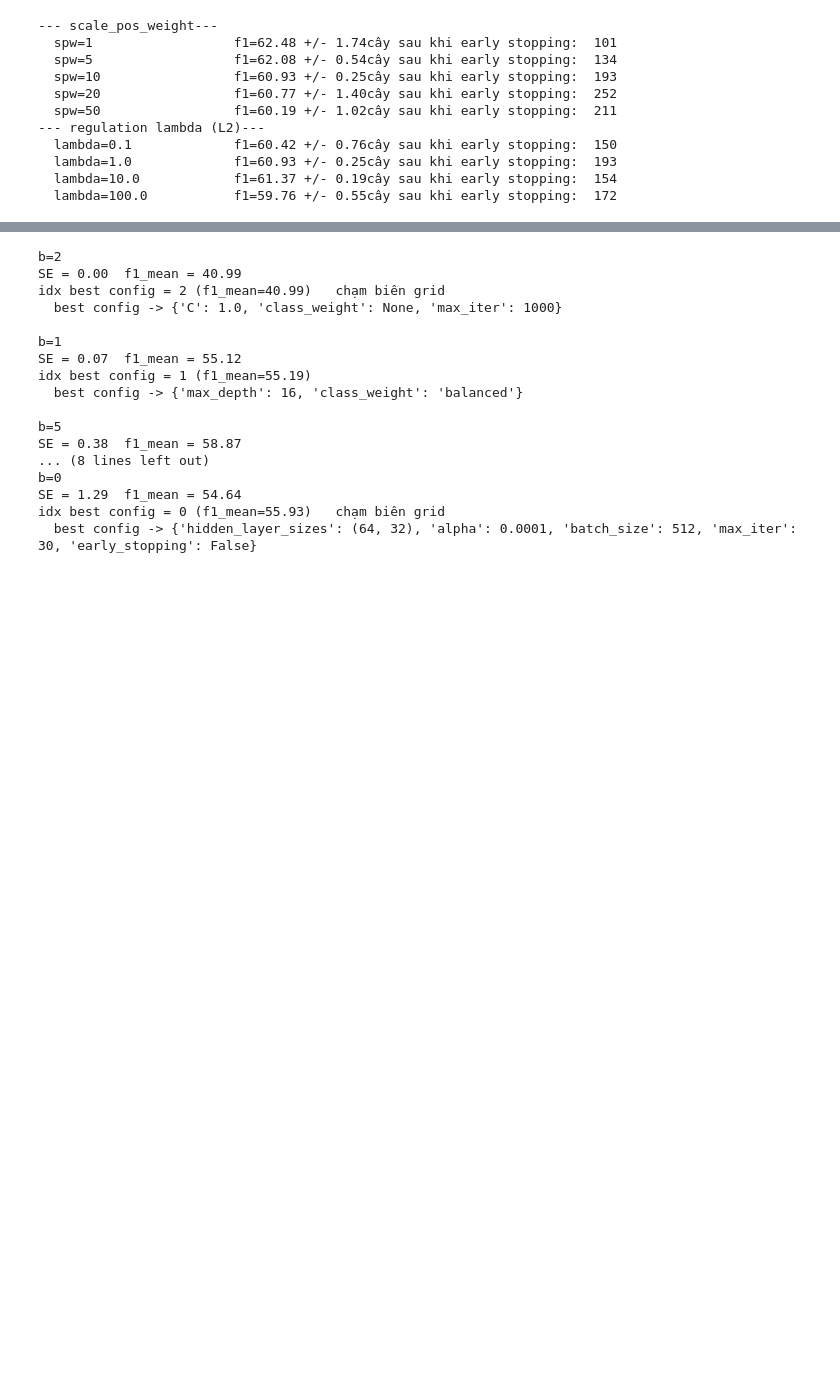
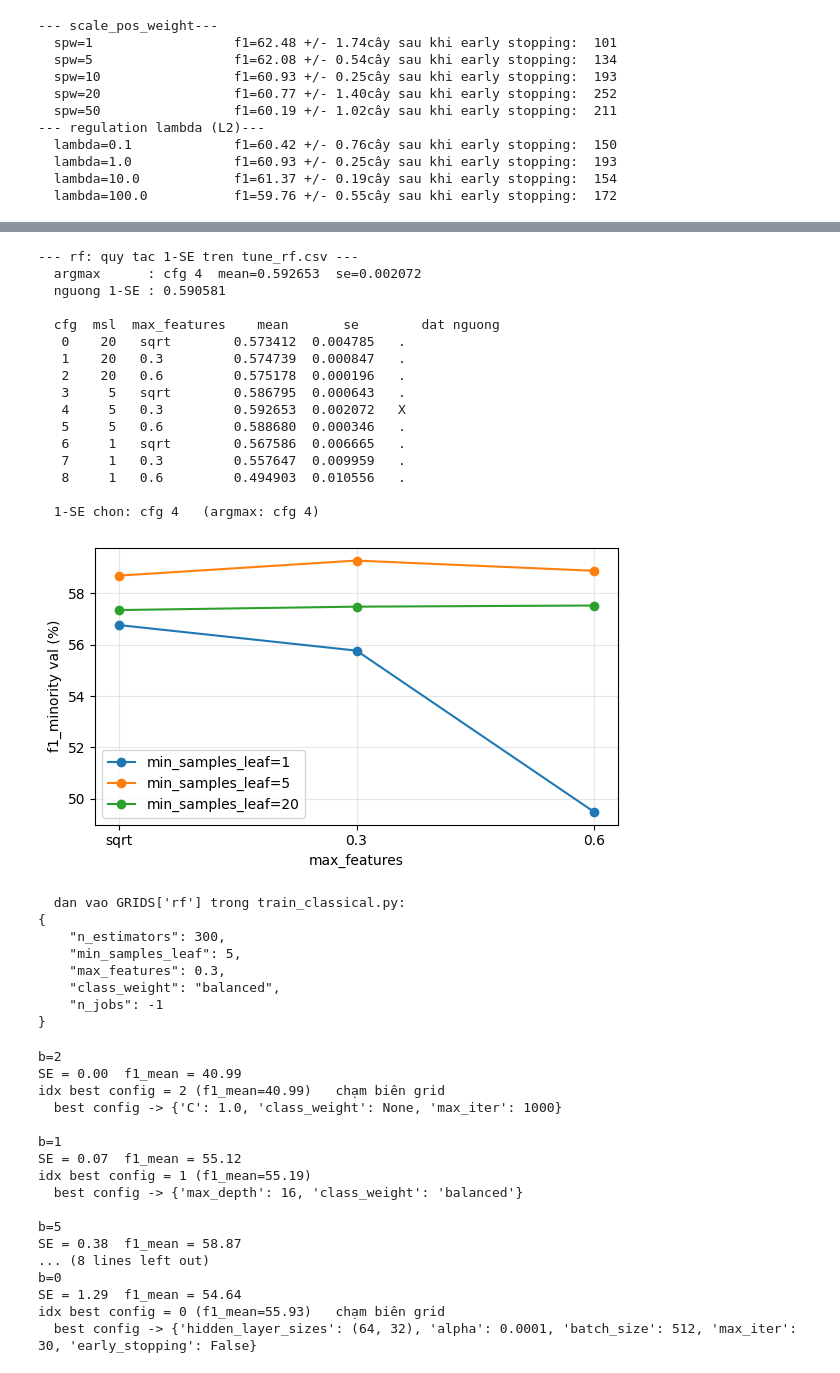
Before and after one commit to Tyler3743/fraud_detection, a Jupyter notebook: analysis_1.ipynb, the cells around one changed output, grey strips where cells are left out. Saved outputs shown, nothing was run; the diff lists cells and outputs as text; code cells hidden in the pictures; blank space fills up the shorter version.

```diff
--- a/analysis_1.ipynb
+++ b/analysis_1.ipynb
@@ -289,3 +732,62 @@ for lam in [0.1, 1.0, 10.0, 100.0]:
+# %%
+# I2. rf: áp quy tắc 1-SE lên tune_rf.csv (cùng tiêu chí với lr và xgb)
+d = pd.read_csv("tune_rf.csv")
+g = d.groupby("cfg_id").f1_val
+mu = g.mean(); se = g.std(ddof=1) / np.sqrt(g.count())
+
+b = mu.idxmax()
+cutoff = mu[b] - se[b]
+chosen = next(i for i in sorted(mu.index) if mu[i] >= cutoff)   # cfg_id xếp đơn giản -> phức tạp
+
+print("--- rf: quy tac 1-SE tren tune_rf.csv ---")
+print(f"  argmax      : cfg {b}  mean={mu[b]:.6f}  se={se[b]:.6f}")
+print(f"  nguong 1-SE : {cutoff:.6f}\n")
+print("  cfg  msl  max_features    mean       se        dat nguong")
+for i in sorted(mu.index):
+    r = d[d.cfg_id == i].iloc[0]
+    print(f"   {i}   {r.min_samples_leaf:>3}   {str(r.max_features):<6}      "
+          f"{mu[i]:.6f}  {se[i]:.6f}   {'X' if mu[i] >= cutoff else '.'}")
+print(f"\n  1-SE chon: cfg {chosen}   (argmax: cfg {b})")
+
+piv = (d.pivot_table(index="max_features", columns="min_samples_leaf",
+                     values="f1_val", aggfunc="mean")
+         .reindex(["sqrt", "0.3", "0.6"]) * 100)
+fig, ax = plt.subplots(figsize=(6, 3.5))
+for msl in piv.columns:
+    ax.plot(piv.index, piv[msl], marker="o", label=f"min_samples_leaf={msl}")
+ax.set_xlabel("max_features"); ax.set_ylabel("f1_minority val (%)")
+ax.legend(); ax.grid(alpha=.3); plt.tight_layout(); plt.show()
+
+p = json.loads(d[d.cfg_id == chosen].params.iloc[0])
+p["n_estimators"] = 300          # nang len de train final va bao cao
+print("\n  dan vao GRIDS['rf'] trong train_classical.py:")
+print(json.dumps(p, indent=4))
+# %% [output]
+--- rf: quy tac 1-SE tren tune_rf.csv ---
+  argmax      : cfg 4  mean=0.592653  se=0.002072
+  nguong 1-SE : 0.590581
+
+  cfg  msl  max_features    mean       se        dat nguong
+   0    20   sqrt        0.573412  0.004785   .
+   1    20   0.3         0.574739  0.000847   .
+   2    20   0.6         0.575178  0.000196   .
+   3     5   sqrt        0.586795  0.000643   .
+   4     5   0.3         0.592653  0.002072   X
+   5     5   0.6         0.588680  0.000346   .
+   6     1   sqrt        0.567586  0.006665   .
+   7     1   0.3         0.557647  0.009959   .
+   8     1   0.6         0.494903  0.010556   .
+
+  1-SE chon: cfg 4   (argmax: cfg 4)
+[figure, added]
+  dan vao GRIDS['rf'] trong train_classical.py:
+{
+    "n_estimators": 300,
+    "min_samples_leaf": 5,
+    "max_features": 0.3,
+    "class_weight": "balanced",
+    "n_jobs": -1
+}
 # %%
 #4. kiểm tra kết quả results
 import json, importlib
```
Also changed, not shown: parts of 22 cells of this notebook, 8 other files.
